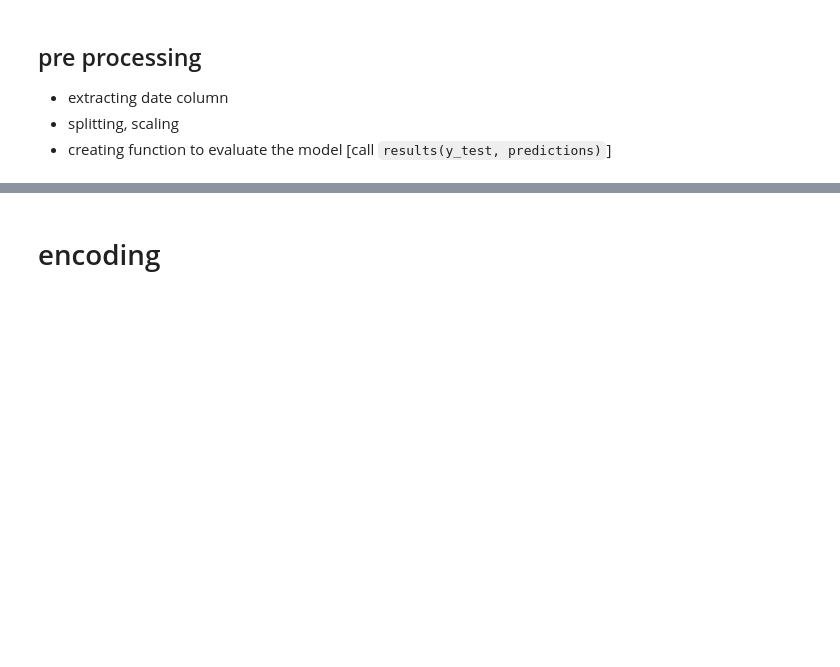
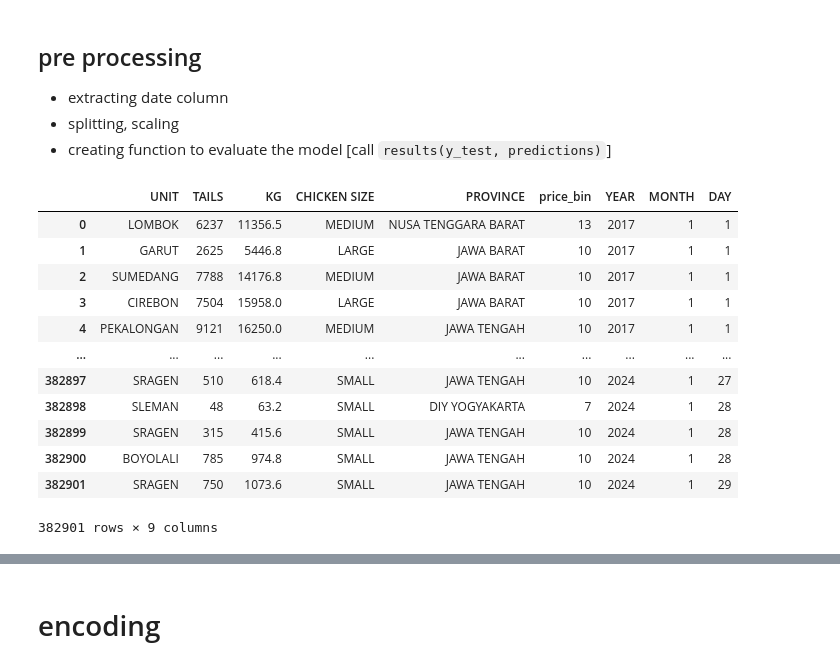
Before and after one commit to thisissteff/forecasting, a Jupyter notebook: forecasting_bin.ipynb, the cells around one changed output, grey strips where cells are left out. Saved outputs shown, nothing was run; the diff lists cells and outputs as text; code cells hidden in the pictures; blank space fills up the shorter version.

```diff
--- a/forecasting_bin.ipynb
+++ b/forecasting_bin.ipynb
@@ -105,3 +105,19 @@ df['YEAR'] = df['DAY_DATE'].dt.year
 df['MONTH'] = df['DAY_DATE'].dt.month
 df['DAY'] = df['DAY_DATE'].dt.day
 df = df.drop('DAY_DATE', axis = 1)
+# %%
+df
+# %% [output]
+|  | UNIT | TAILS | KG | CHICKEN SIZE | PROVINCE | price_bin | YEAR | MONTH | DAY |
+| 0 | LOMBOK | 6237 | 11356.5 | MEDIUM | NUSA TENGGARA BARAT | 13 | 2017 | 1 | 1 |
+| 1 | GARUT | 2625 | 5446.8 | LARGE | JAWA BARAT | 10 | 2017 | 1 | 1 |
+| 2 | SUMEDANG | 7788 | 14176.8 | MEDIUM | JAWA BARAT | 10 | 2017 | 1 | 1 |
+| 3 | CIREBON | 7504 | 15958.0 | LARGE | JAWA BARAT | 10 | 2017 | 1 | 1 |
+| 4 | PEKALONGAN | 9121 | 16250.0 | MEDIUM | JAWA TENGAH | 10 | 2017 | 1 | 1 |
+| ... | ... | ... | ... | ... | ... | ... | ... | ... | ... |
+| 382897 | SRAGEN | 510 | 618.4 | SMALL | JAWA TENGAH | 10 | 2024 | 1 | 27 |
+| 382898 | SLEMAN | 48 | 63.2 | SMALL | DIY YOGYAKARTA | 7 | 2024 | 1 | 28 |
+| 382899 | SRAGEN | 315 | 415.6 | SMALL | JAWA TENGAH | 10 | 2024 | 1 | 28 |
+| 382900 | BOYOLALI | 785 | 974.8 | SMALL | JAWA TENGAH | 10 | 2024 | 1 | 28 |
+| 382901 | SRAGEN | 750 | 1073.6 | SMALL | JAWA TENGAH | 10 | 2024 | 1 | 29 |
+382901 rows × 9 columns
```
Also changed, not shown: parts of 5 cells of this notebook, 1 other file.
